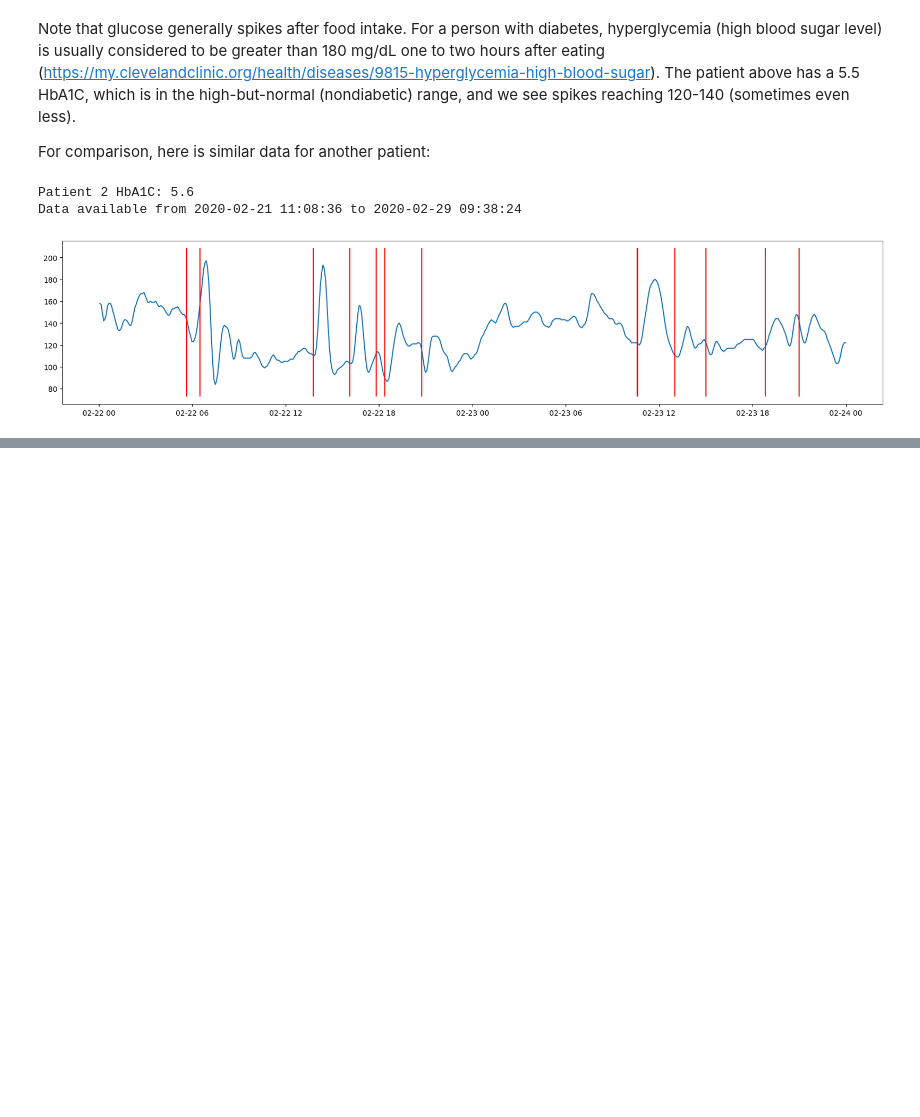
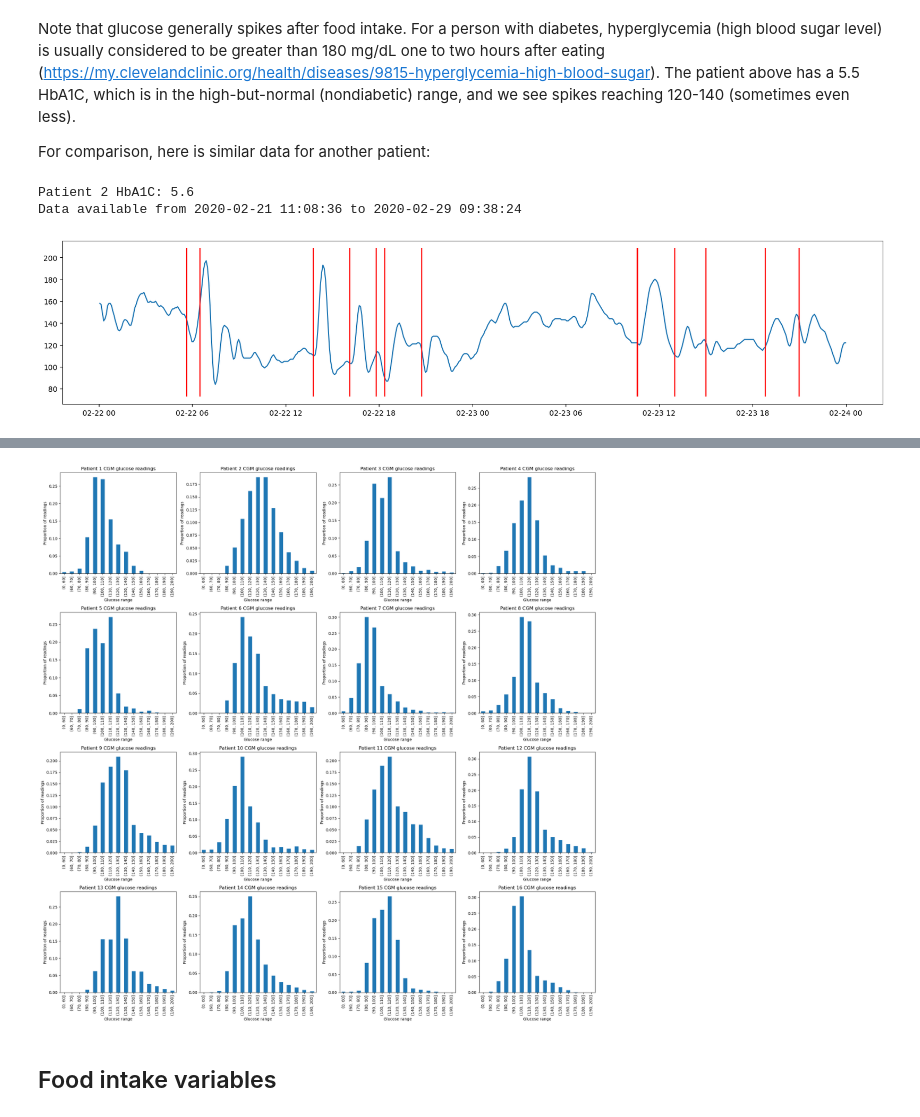
Before and after one commit to NoahGillespie/CGM, a Jupyter notebook: EDA.ipynb, the cells around one changed output, grey strips where cells are left out. Saved outputs shown, nothing was run; the diff lists cells and outputs as text; code cells hidden in the pictures; blank space fills up the shorter version.

```diff
--- a/EDA.ipynb
+++ b/EDA.ipynb
@@ -165,0 +175,22 @@ TO DO: Get a histogram of glucose data for a given patient.
+# %%
+# Histograms for all 16 patients
+
+# Create a figure with a 4x4 grid of subplots
+fig, axes = plt.subplots(nrows=4, ncols=4, figsize=(20, 20))
+axes = axes.flatten()
+
+# Loop through each patient and create a histogram in the respective subplot
+for i in range(1, 17):
+    ax = axes[i-1]
+    patient_data = data[i].glu['glucose']
+    pd.cut(patient_data, bins).value_counts(normalize=True).sort_index().plot.bar(ax=ax)
+    ax.set_title(f'Patient {i} CGM glucose readings')
+    ax.set_xlabel("Glucose range")
+    ax.set_ylabel("Proportion of readings")
+
+plt.tight_layout()
+plt.show()
+# %% [output]
+[figure, added]
+# %% [markdown]
+## Food intake variables
```
Also changed, not shown: parts of 7 cells of this notebook.
